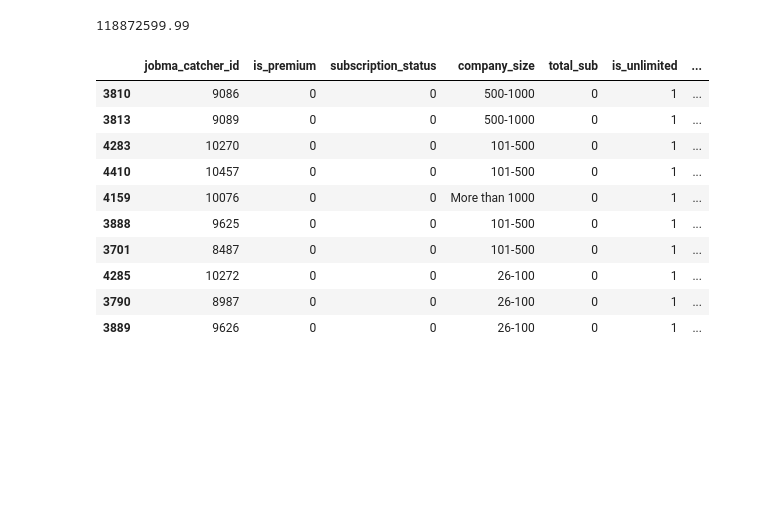
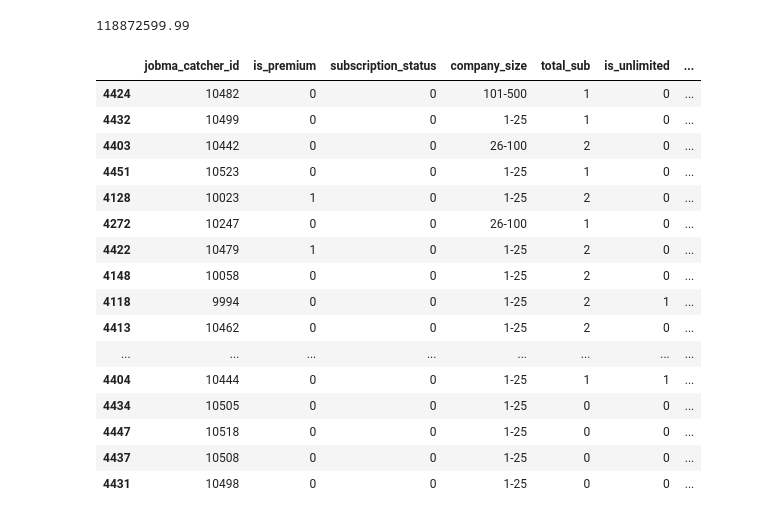
Before and after one commit to DushyantGoyal1611/Python_Jobma, a Jupyter notebook: Recommender System/Client's Loyalty Recommendation System/Try/Data_Training.ipynb, the cells around one changed output. Saved outputs shown, nothing was run; the diff lists cells and outputs as text; code cells hidden in the pictures; blank space fills up the shorter version.

```diff
--- a/Recommender System/Client's Loyalty Recommendation System/Try/Data_Training.ipynb
+++ b/Recommender System/Client's Loyalty Recommendation System/Try/Data_Training.ipynb
@@ -217,10 +196,9 @@ def log_transform(df):
 # Pipeline
 # %%
 pipeline = Pipeline([
-    # ('fill_missing_values', FunctionTransformer(fill_missing_values, validate=False)),
+    ('fill_missing_values', FunctionTransformer(fill_missing_values, validate=False)),
     ('ordinal_encoder', FunctionTransformer(ordinal_encoder, validate=False)),
     # ('one_hot_encoder', CustomOneHotEncoder(columns=['is_premium', 'subscription_status', 'is_unlimited'])),
-    # ('one_hot_encoder', FunctionTransformer(one_hot_encoder, validate=False)),
     ('log_transformation', FunctionTransformer(log_transform, validate=False)), # log transforms the col with outliers
     ('scaler', StandardScaler()), # Needs attention to improve model
 ])
@@ -577,17 +562,17 @@ backup_df = backup_df[['jobma_catcher_id',
 # %%
 user_pref_good = {'is_premium':0,
              'subscription_status':0,
-             'company_size':'500-1000',
-            'total_sub':0,
-             'is_unlimited':1,
-             'subscription_amount_in_dollars': 1000.00,
+             'company_size':'101-500',
+            'total_sub':1,
+             'is_unlimited':0,
+             'subscription_amount_in_dollars': 100.00,
              'number_of_subscriptions':1,
-             'number_of_invitations':4,
-             'job_posted':2,
-             'number_of_kits':0,
-             'number_of_recorded_interviews':0,
-            'number_of_live_interviews':0,
-            'days_since_last_login':'More than 1 Year'
+             'number_of_invitations':25,
+             'job_posted':4,
+             'number_of_kits':7,
+             'number_of_recorded_interviews':8,
+            'number_of_live_interviews':5,
+            'days_since_last_login':'6-12 Months'
             }
 # %%
 compare_df = pd.read_csv('experiment_data1.csv')
@@ -672,19 +657,25 @@ def recommend(user_input, model, latent_embeddings, compare_df, pipeline, top_k=
 #             }
 # %%
-result = recommend(user_pref_good, model_1, latent_np, compare_df, pipeline, top_k=10)
+result = recommend(user_pref_good, model_1, latent_np, compare_df, pipeline, top_k=20)
 result
 # %% [output]
 |  | jobma_catcher_id | is_premium | subscription_status | company_size | total_sub | is_unlimited | ... |
-| 3810 | 9086 | 0 | 0 | 500-1000 | 0 | 1 | ... |
-| 3813 | 9089 | 0 | 0 | 500-1000 | 0 | 1 | ... |
-| 4283 | 10270 | 0 | 0 | 101-500 | 0 | 1 | ... |
-| 4410 | 10457 | 0 | 0 | 101-500 | 0 | 1 | ... |
-| 4159 | 10076 | 0 | 0 | More than 1000 | 0 | 1 | ... |
-| 3888 | 9625 | 0 | 0 | 101-500 | 0 | 1 | ... |
-| 3701 | 8487 | 0 | 0 | 101-500 | 0 | 1 | ... |
-| 4285 | 10272 | 0 | 0 | 26-100 | 0 | 1 | ... |
-| 3790 | 8987 | 0 | 0 | 26-100 | 0 | 1 | ... |
-| 3889 | 9626 | 0 | 0 | 26-100 | 0 | 1 | ... |
+| 4424 | 10482 | 0 | 0 | 101-500 | 1 | 0 | ... |
+| 4432 | 10499 | 0 | 0 | 1-25 | 1 | 0 | ... |
+| 4403 | 10442 | 0 | 0 | 26-100 | 2 | 0 | ... |
+| 4451 | 10523 | 0 | 0 | 1-25 | 1 | 0 | ... |
+| 4128 | 10023 | 1 | 0 | 1-25 | 2 | 0 | ... |
+| 4272 | 10247 | 0 | 0 | 26-100 | 1 | 0 | ... |
+| 4422 | 10479 | 1 | 0 | 1-25 | 2 | 0 | ... |
+| 4148 | 10058 | 0 | 0 | 1-25 | 2 | 0 | ... |
+| 4118 | 9994 | 0 | 0 | 1-25 | 2 | 1 | ... |
+| 4413 | 10462 | 0 | 0 | 1-25 | 2 | 0 | ... |
+| ... | ... | ... | ... | ... | ... | ... | ... |
+| 4404 | 10444 | 0 | 0 | 1-25 | 1 | 1 | ... |
+| 4434 | 10505 | 0 | 0 | 1-25 | 0 | 0 | ... |
+| 4447 | 10518 | 0 | 0 | 1-25 | 0 | 0 | ... |
+| 4437 | 10508 | 0 | 0 | 1-25 | 0 | 0 | ... |
+| 4431 | 10498 | 0 | 0 | 1-25 | 0 | 0 | ... |
 # %%
 user_pref_test = {'is_premium':1,
              'subscription_status':1,
```
Also changed, not shown: parts of 20 cells of this notebook, 9 other files.
